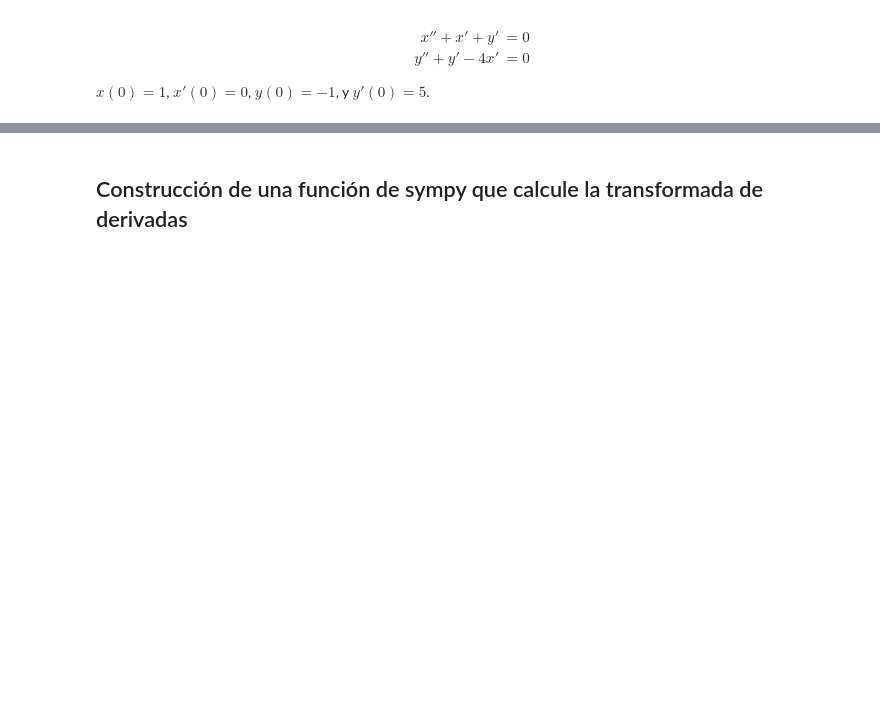
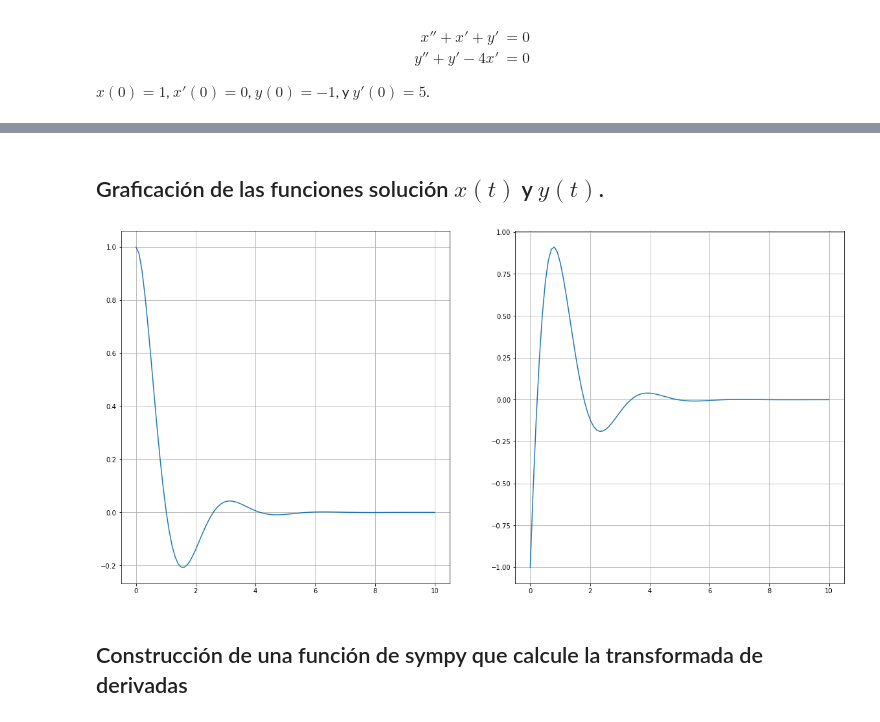
Before and after one commit to marco-canas/edo, a Jupyter notebook: clases/class_15/7_6_sist_laplace.ipynb, the cells around one changed output, grey strips where cells are left out. Saved outputs shown, nothing was run; the diff lists cells and outputs as text; code cells hidden in the pictures; blank space fills up the shorter version.

Commit message:
completé solución analítica, solución con sympy, verificación con sympy y graficación con matplotlib de un sistema lineal de segundo orden con unas condiciones lineales

```diff
--- a/clases/class_15/7_6_sist_laplace.ipynb
+++ b/clases/class_15/7_6_sist_laplace.ipynb
@@ -608,3 +735,30 @@ $\displaystyle s^{2} Y{\left(s \right)} + 4 s X{\left(s \right)} + s Y{\left(s \
+# %% [markdown]
+## Graficación de las funciones solución $x(t)$ y $y(t)$.
+# %%
+import numpy as np
+import matplotlib.pyplot as plt
+
+fig = plt.figure(figsize = (20,10))
+ax1 = fig.add_subplot(1,2,1)
+
+ax2 = fig.add_subplot(1,2,2)
+
+t = np.linspace(0,10,100)
+
+x_ = (np.sin(2*t) + 2*np.cos(2*t))*np.exp(-t)/2
+y_ = (2*np.sin(2*t) - np.cos(2*t))*np.exp(-t)
+
+ax1.plot(t, x_ )
+ax1.grid()
+
+ax2.plot(t, y_ )
+ax2.grid()
+
+plt.savefig('solu_sistema_laplace.png')
+
+plt.show()
+# %% [output]
+[figure, added]
 # %% [markdown]
 ## Construcción de una función de sympy que calcule la transformada de derivadas
 # %%
```
Also changed, not shown: parts of 51 cells of this notebook, 1 other file.
